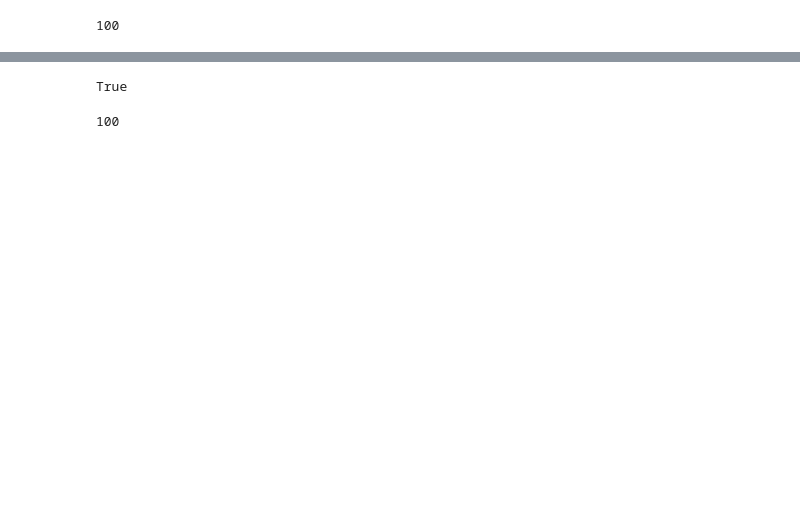
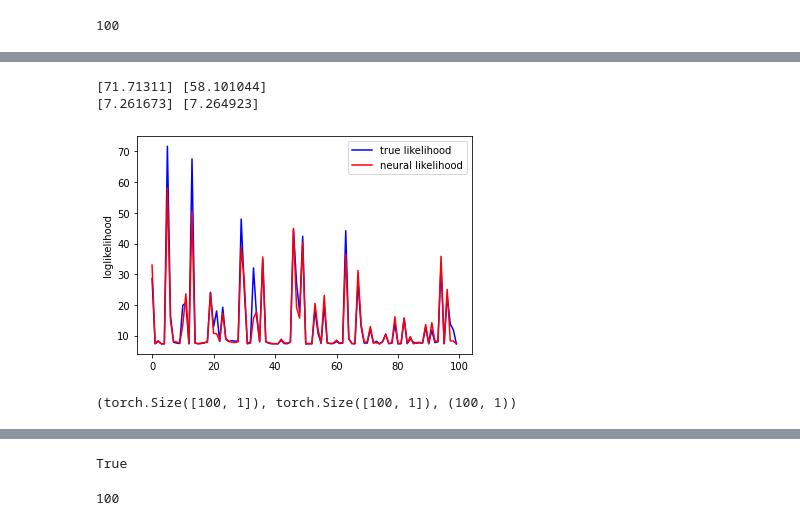
Before and after one commit to igomezv/neuralike, a Jupyter notebook: test_likelihood.ipynb, the cells around one changed output, grey strips where cells are left out. Drawn from its saved outputs; the diff is of its cells as text; code cells hidden in the pictures; blank space fills up the shorter version.

Commit message:
first acceptable neural predictions to likelihood from mcmc file text

```diff
--- a/test_likelihood.ipynb
+++ b/test_likelihood.ipynb
@@ -233,3 +234,19 @@ plt.legend()
+# %%
+# sns.displot(y_test)
+plt.plot(np.sort(y_test.detach().numpy()), color='blue', label='true likelihood')
+plt.plot(np.sort(y_pred.detach().numpy()), color='red', label='neural likelihood')
+plt.ylabel('loglikelihood')
+plt.legend()
+print(max(y_test.detach().numpy()), max(y_pred.detach().numpy()))
+print(min(y_test.detach().numpy()), min(y_pred.detach().numpy()))
+# %% [output]
+[71.71311] [58.101044]
+[7.261673] [7.264923]
+[figure, added]
+# %%
+np.shape(y_pred), np.shape(y_test), np.shape(y_pred.detach().numpy())
+# %% [output]
+(torch.Size([100, 1]), torch.Size([100, 1]), (100, 1))
 # %%
 np.shape(history_train), np.shape(history_val)
 # %% [output]
```
Also changed, not shown: parts of 9 cells of this notebook.
